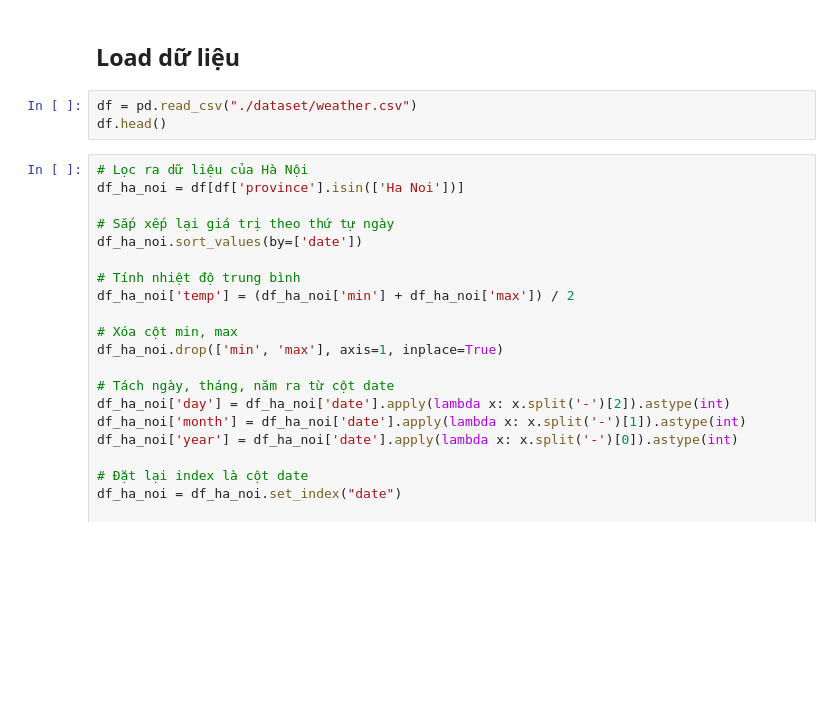
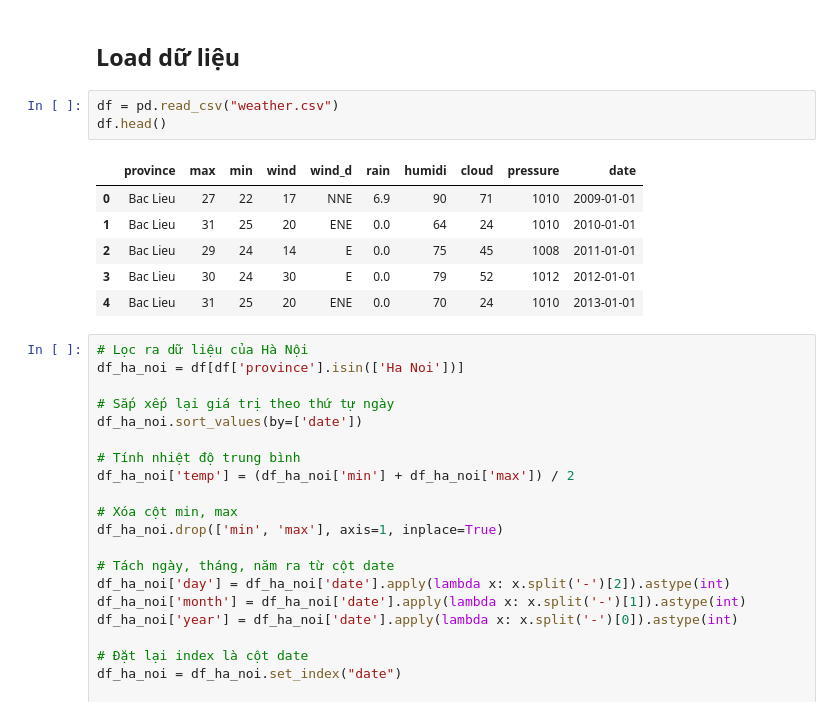
Before and after one commit to npv2k1/weather_iot, a Jupyter notebook: Learn.ipynb, the cells around one changed output. Cells and saved outputs as stored; diff of their text form; blank space fills up the shorter version.

```diff
--- a/Learn.ipynb
+++ b/Learn.ipynb
@@ -14,8 +14,15 @@ from xgboost import plot_importance, plot_tree
 # %% [markdown]
 ## Load dữ liệu
 # %%
-df = pd.read_csv("./dataset/weather.csv")
+df = pd.read_csv("weather.csv")
 df.head()
+# %% [output]
+|  | province | max | min | wind | wind_d | rain | humidi | cloud | pressure | date |
+| 0 | Bac Lieu | 27 | 22 | 17 | NNE | 6.9 | 90 | 71 | 1010 | 2009-01-01 |
+| 1 | Bac Lieu | 31 | 25 | 20 | ENE | 0.0 | 64 | 24 | 1010 | 2010-01-01 |
+| 2 | Bac Lieu | 29 | 24 | 14 | E | 0.0 | 75 | 45 | 1008 | 2011-01-01 |
+| 3 | Bac Lieu | 30 | 24 | 30 | E | 0.0 | 79 | 52 | 1012 | 2012-01-01 |
+| 4 | Bac Lieu | 31 | 25 | 20 | ENE | 0.0 | 70 | 24 | 1010 | 2013-01-01 |
 # %%
 # Lọc ra dữ liệu của Hà Nội
 df_ha_noi = df[df['province'].isin(['Ha Noi'])]
```
Also changed, not shown: parts of 1 cell of this notebook, 4 other files.
